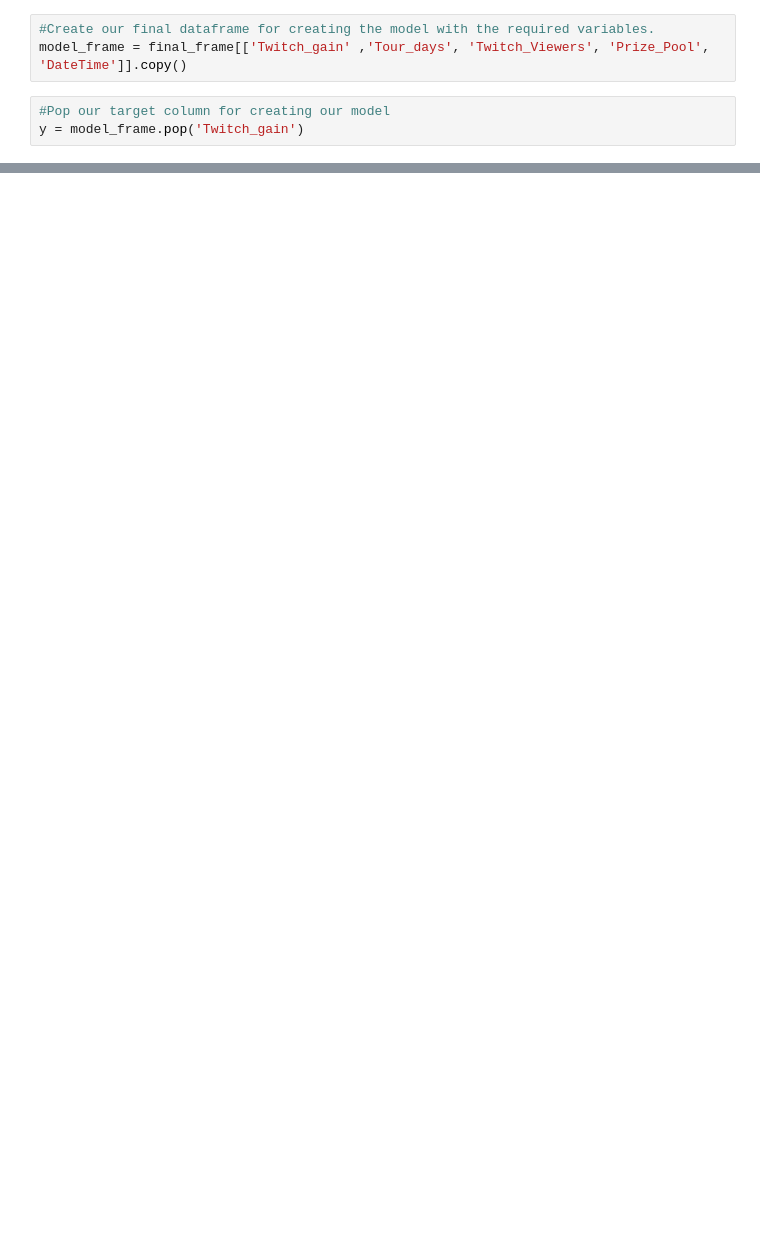
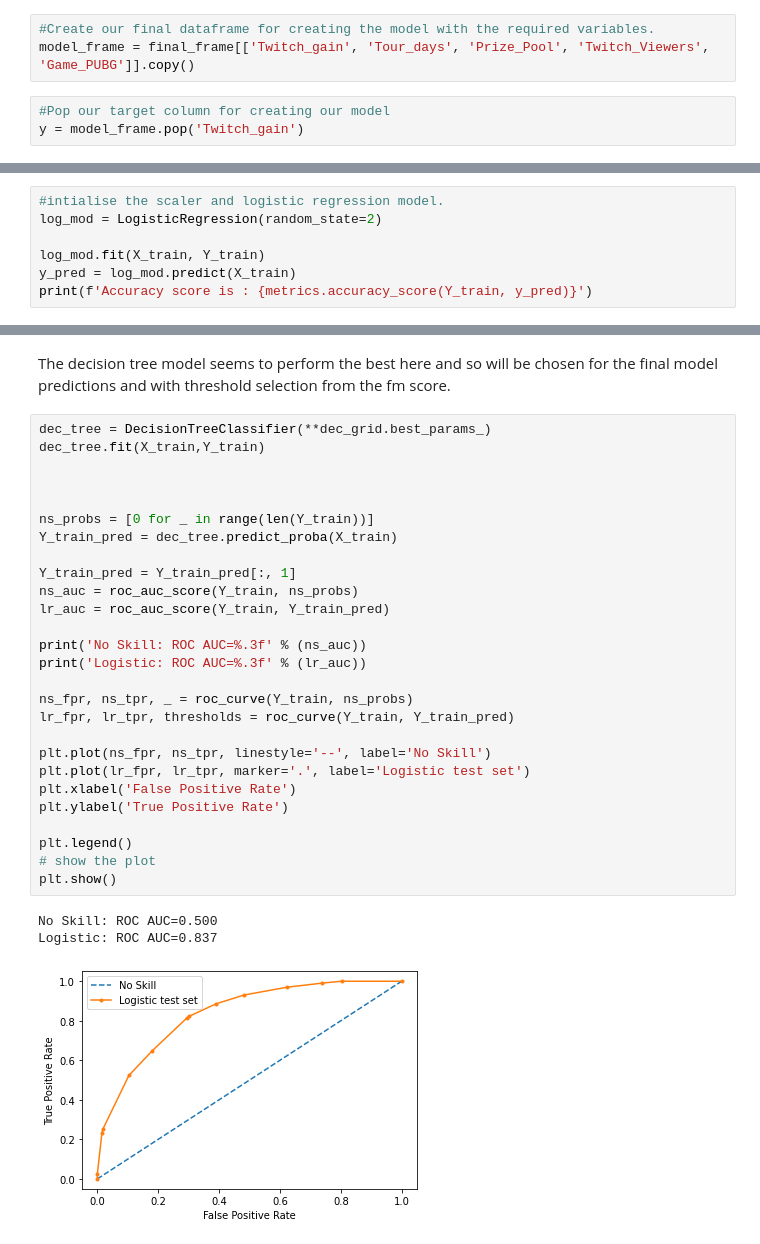
Before and after one commit to BlairMar/esports-tournament-scraper, a Jupyter notebook: Classification.ipynb, the cells around one changed output, grey strips where cells are left out. Drawn from its saved outputs; the diff is of its cells as text; blank space fills up the shorter version.

Commit message:
Update model to include calculated fm threshold in the model training correctly

```diff
--- a/Classification.ipynb
+++ b/Classification.ipynb
@@ -313,7 +320,7 @@ Notes:
 strong multicollinearity or other numerical problems.
 # %%
 #Create our final dataframe for creating the model with the required variables.
-model_frame = final_frame[['Twitch_gain' ,'Tour_days', 'Twitch_Viewers', 'Prize_Pool', 'DateTime']].copy()
+model_frame = final_frame[['Twitch_gain', 'Tour_days', 'Prize_Pool', 'Twitch_Viewers', 'Game_PUBG']].copy()
 # %%
 #Pop our target column for creating our model
 y = model_frame.pop('Twitch_gain')
@@ -416,0 +384,7 @@ The current fm score is : 0.5541730058682895
+# %%
+#intialise the scaler and logistic regression model.
+log_mod = LogisticRegression(random_state=2)
+
+log_mod.fit(X_train, Y_train)
+y_pred = log_mod.predict(X_train)
+print(f'Accuracy score is : {metrics.accuracy_score(Y_train, y_pred)}')
@@ -416,0 +418,33 @@ The current fm score is : 0.5541730058682895
+# %% [markdown]
+The decision tree model seems to perform the best here and so will be chosen for the final model predictions and with threshold selection from the fm score.
+# %%
+dec_tree = DecisionTreeClassifier(**dec_grid.best_params_)
+dec_tree.fit(X_train,Y_train)
+
+
+
+ns_probs = [0 for _ in range(len(Y_train))]
+Y_train_pred = dec_tree.predict_proba(X_train)
+
+Y_train_pred = Y_train_pred[:, 1]
+ns_auc = roc_auc_score(Y_train, ns_probs)
+lr_auc = roc_auc_score(Y_train, Y_train_pred)
+
+print('No Skill: ROC AUC=%.3f' % (ns_auc))
+print('Logistic: ROC AUC=%.3f' % (lr_auc))
+
+ns_fpr, ns_tpr, _ = roc_curve(Y_train, ns_probs)
+lr_fpr, lr_tpr, thresholds = roc_curve(Y_train, Y_train_pred)
+
+plt.plot(ns_fpr, ns_tpr, linestyle='--', label='No Skill')
+plt.plot(lr_fpr, lr_tpr, marker='.', label='Logistic test set')
+plt.xlabel('False Positive Rate')
+plt.ylabel('True Positive Rate')
+
+plt.legend()
+# show the plot
+plt.show()
+# %% [output]
+No Skill: ROC AUC=0.500
+Logistic: ROC AUC=0.837
+[figure, added]
```
Also changed, not shown: parts of 33 cells of this notebook.
